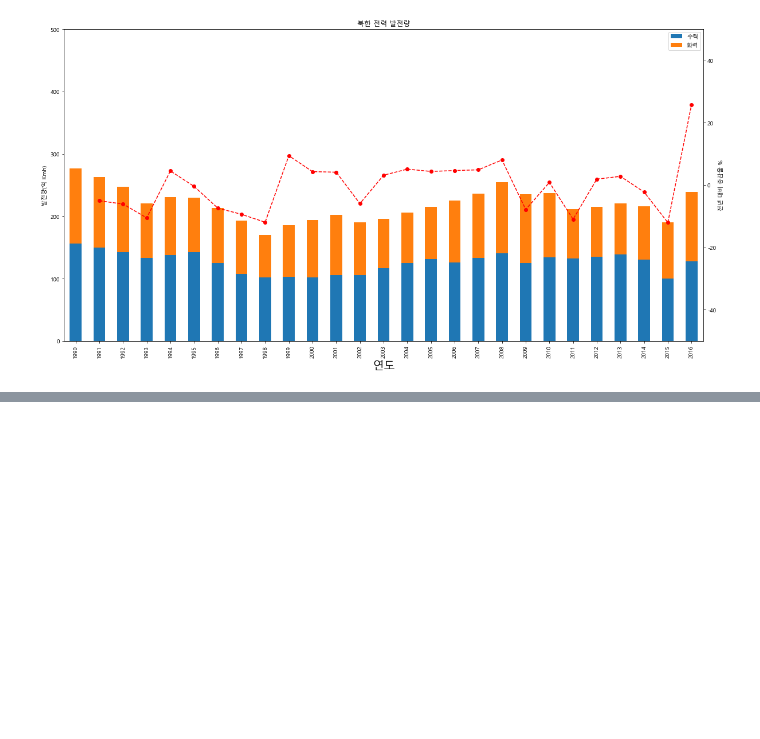
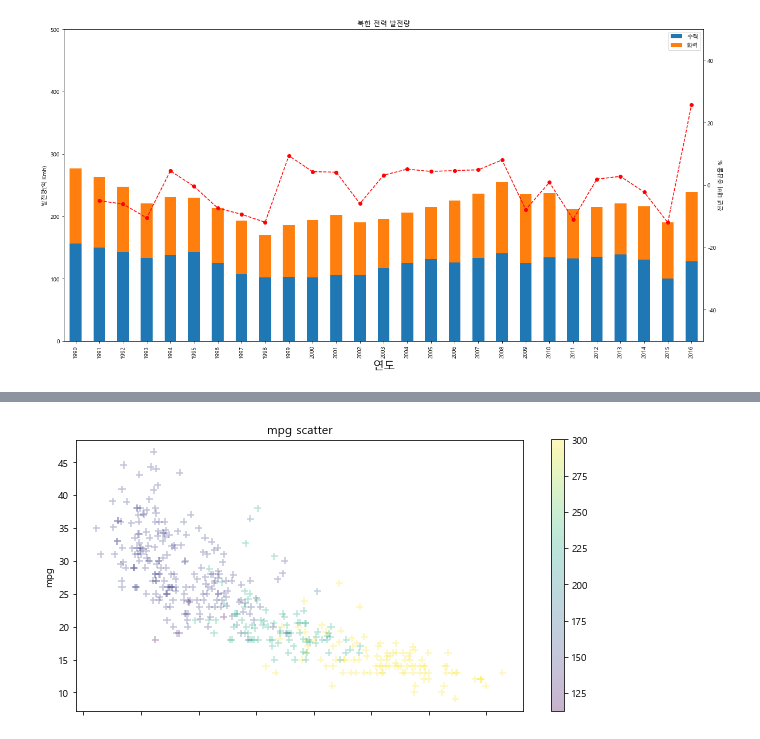
Before and after one commit to euichan96/python_basic, a Jupyter notebook: python_pandas/matplotlib.ipynb, the cells around one changed output, grey strips where cells are left out. Saved outputs shown, nothing was run; the diff lists cells and outputs as text; code cells hidden in the pictures; blank space fills up the shorter version.

```diff
--- a/python_pandas/matplotlib.ipynb
+++ b/python_pandas/matplotlib.ipynb
@@ -507,0 +543,13 @@ plt.show()
+# %%
+# scatter / cylender 3개의 변수로 : x='weight', y='mpg' , cylinders_size
+cylinders_size = df.cylinders / df.cylinders.max()*300
+df.plot(kind='scatter',x='weight', y='mpg', figsize=(10,5),
+        c=cylinders_size,s=50, alpha = 0.3, cmap='viridis',
+       marker='+') # alpha : 투명도
+plt.title("mpg scatter")
+plt.xlabel('weight')
+plt.ylabel('mpg')
+plt.savefig('img/scatter.png')
+plt.show()
+# %% [output]
+[figure, added]
```
Also changed, not shown: parts of 5 cells of this notebook, 5 other files.
